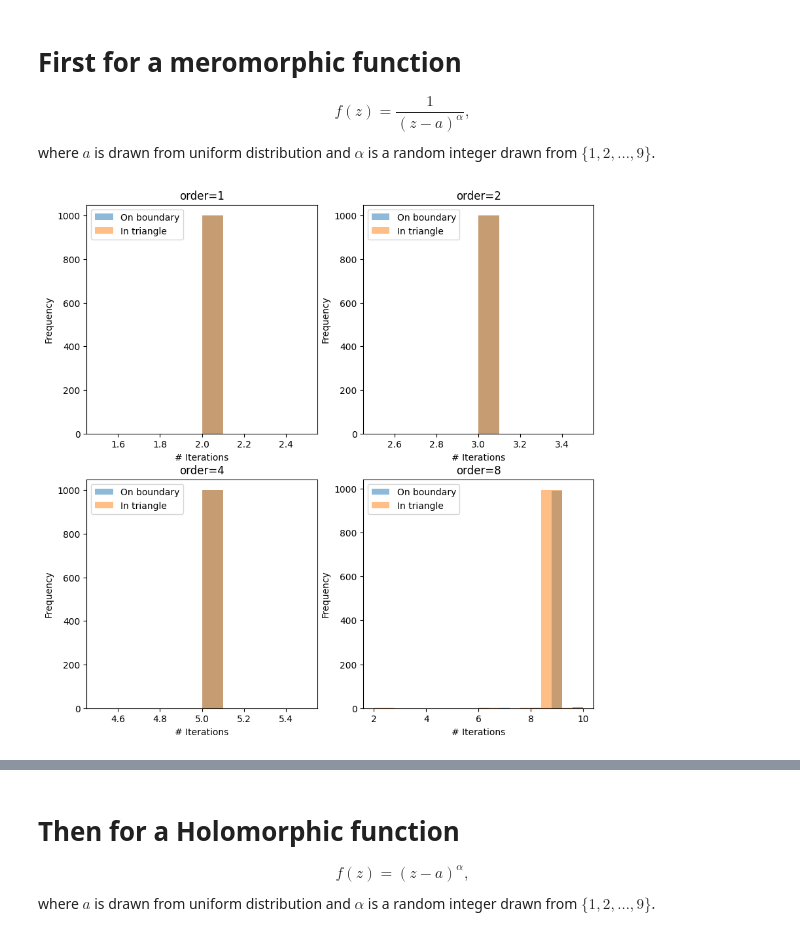
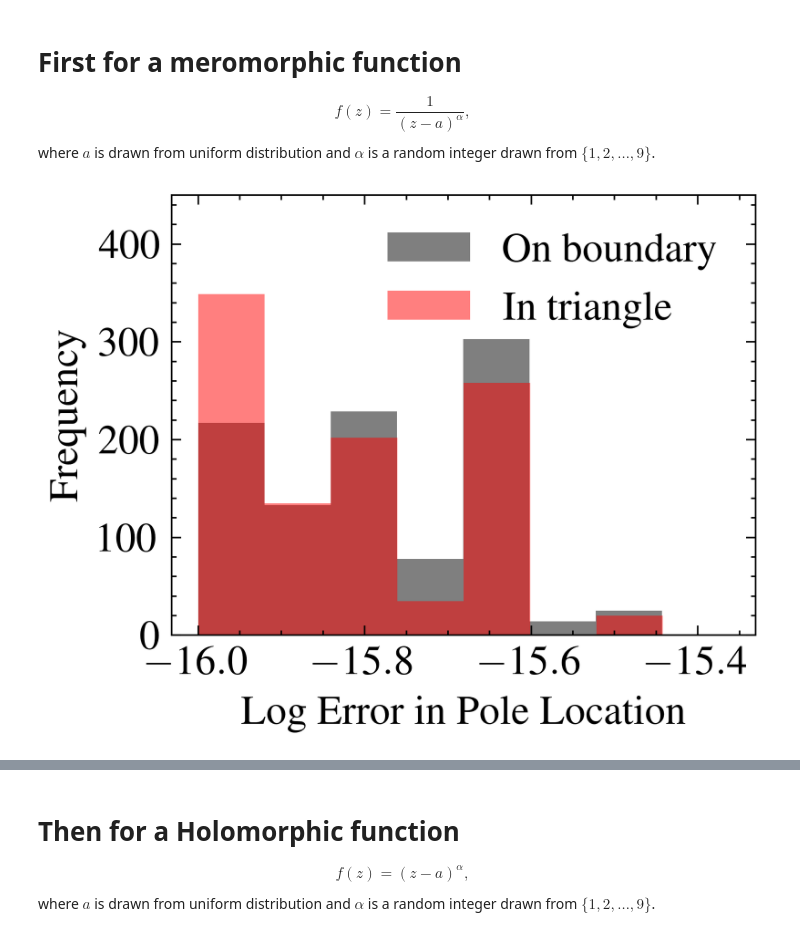
Before and after one commit to j-bowhay/Poles-and-Roots, a Jupyter notebook: notebooks/AAA_sampling_experiment.ipynb, the cells around one changed output, grey strips where cells are left out. Drawn from its saved outputs; the diff is of its cells as text; code cells hidden in the pictures.

Commit message:
sampling experiment figure

```diff
--- a/notebooks/AAA_sampling_experiment.ipynb
+++ b/notebooks/AAA_sampling_experiment.ipynb
@@ -4,10 +4,12 @@ import matplotlib.pyplot as plt
 from poles_roots.aaa import AAA
 from poles_roots._utils import linspace_on_tri, convert_cart_to_complex
 from tqdm import tqdm
+plt.style.use(['science','ieee'])
+plt.rcParams['font.size'] = 13
 # %% [markdown]
 For now we only consider right triangle of different sizes.
 # %%
-side_length = 3
+side_length = 1
 
 points = np.array([[0,0], [side_length, 0], [0, side_length]])
 
@@ -90,11 +66,11 @@ for order in orders:
 # %%
-fig, axs = plt.subplots(nrows=2, ncols=2, figsize=(10,10))
-for i, (ax, order) in enumerate(zip(axs.ravel(), orders)):
-    ax.hist(on_iterations[i], alpha=0.5, label="On boundary")
-    ax.hist(in_iterations[i], alpha=0.5, label="In triangle")
-    ax.set_xlabel("# Iterations")
-    ax.set_ylabel("Frequency")
-    ax.set_title(f"{order=}")
-    ax.legend()
+fig, ax = plt.subplots()
+ax.hist(np.log10(np.asarray(on_pole_error) + 1e-16), alpha=0.5, label="On boundary", bins=8)
+ax.hist(np.log10(np.asarray(in_pole_error) + 1e-16), alpha=0.5, label="In triangle", bins=8)
+ax.set_xlabel("Log Error in Pole Location")
+ax.set_ylabel("Frequency")
+ax.set_ylim([0,450])
+ax.legend()
+plt.savefig("figures/AAA_sampling.pdf")
 # %% [output]
-[figure, old version]
+[figure, new version]
```
Also changed, not shown: parts of 3 cells of this notebook, 1 other file.
